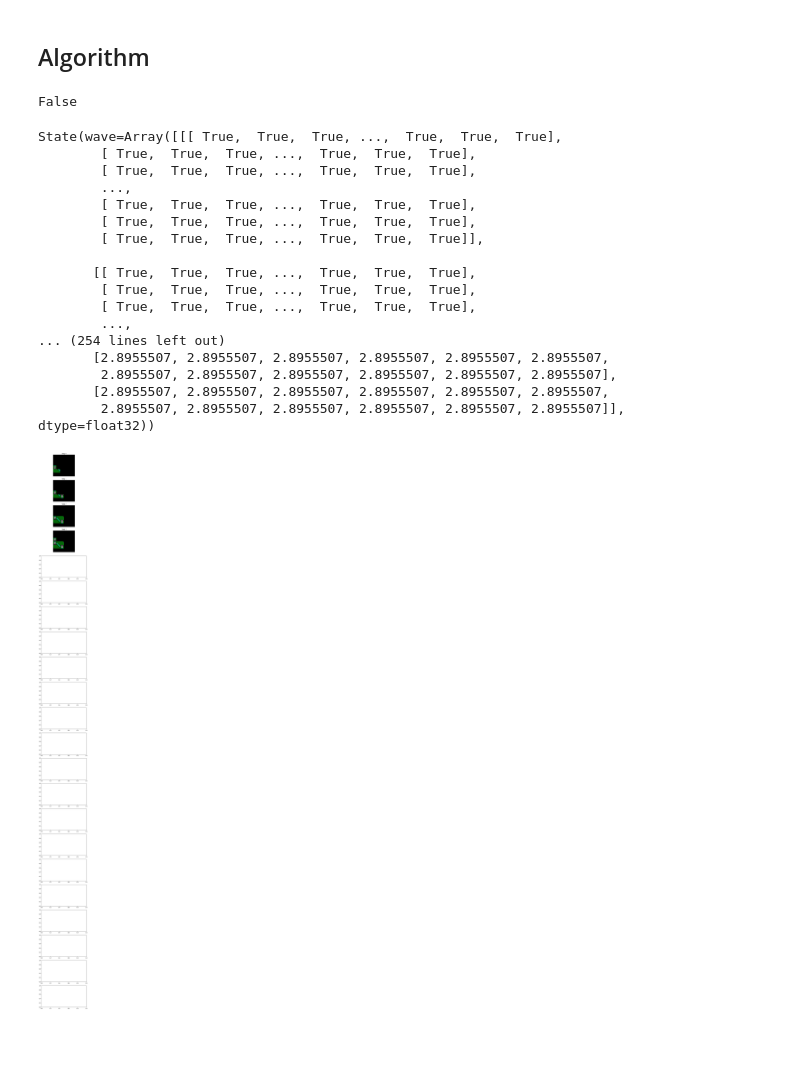
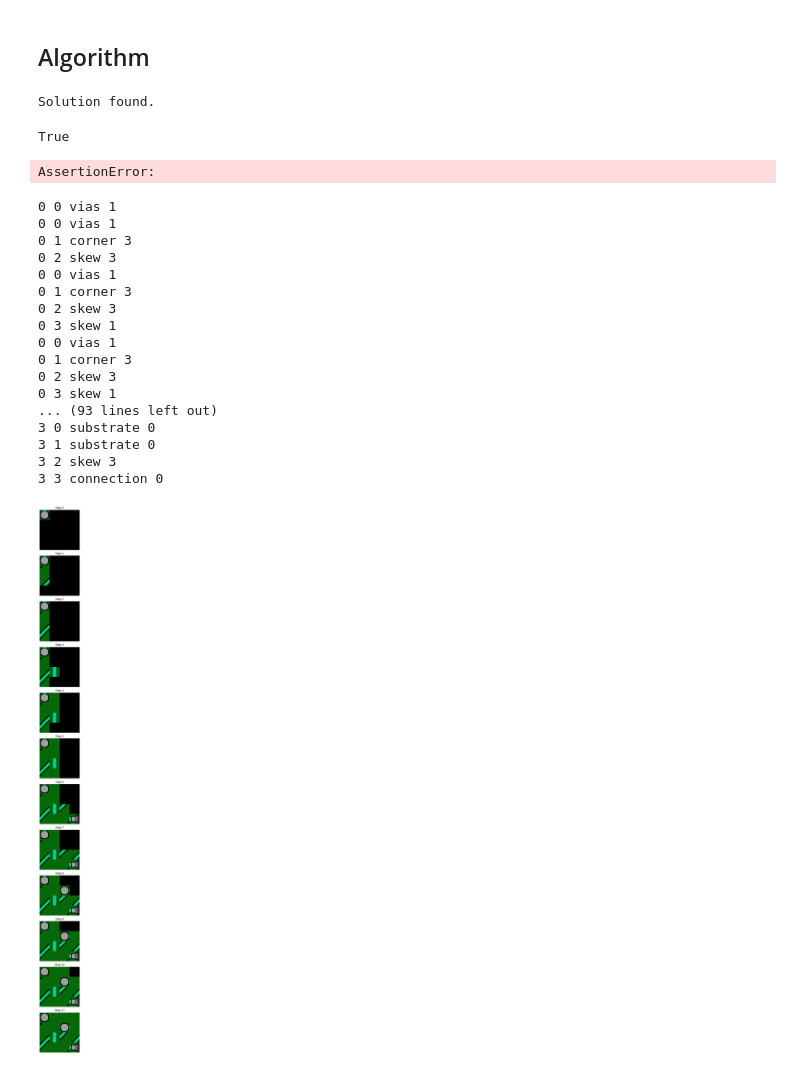
Before and after one commit to adzcai/wave-function-collapse, a Jupyter notebook: WFC.ipynb, the cells around one changed output. Saved outputs shown, nothing was run; the diff lists cells and outputs as text; code cells hidden in the pictures; blank space fills up the shorter version.

Commit message:
better plotting

```diff
--- a/WFC.ipynb
+++ b/WFC.ipynb
@@ -329,5 +345,6 @@ def plot_connections(tile, spin=0, d=RIGHT):
     plt.show()
 # %%
 if visualize:
-    for tile in circuit_tiles.tiles.index[::3]:  # pick some of the tiles to visualize
-        plot_connections(tile)
+    for tile in circuit_tiles.tiles.index:  # pick some of the tiles to visualize
+        for spin in range(circuit_tiles.symmetry(tile).card):
+            plot_connections(tile, spin)
@@ -384,12 +415,12 @@ class State(NamedTuple):
     def draw(self, tileset: Tileset, patterns: pd.DataFrame, tw=14, th=14):
         """Draw the current state of the wave function."""
         w, h = self.shape()
-        img = np.zeros((w * tw, h * th, 3), dtype=np.uint8)
+        img = jnp.zeros((w * tw, h * th, 3), dtype=np.float_)
         for x, y in jnp.argwhere(self.is_collapsed()):
             idx = self.wave[x, y].argmax().item()
             tile_name, spin = patterns.iloc[idx].name
             tile_img = tileset.load_img(tile_name)
-            tile_img = jnp.rot90(tile_img, spin) * 255
+            tile_img = jnp.rot90(tile_img, spin)
             img[x * tw : (x + 1) * tw, y * th : (y + 1) * th] = tile_img
         return img
 # %%
@@ -581,40 +616,46 @@ def _propagate(state: State, problem: Problem, ban: Ban) -> tuple[State, Ban]:
     return state, ban
 # %%
 problem = Problem(patterns["weight"].values, propagator)
-state = init_state(problem, 24, 24)
-states, solved = run(jax.random.PRNGKey(42), state, problem, max_steps=50)
+state = init_state(problem, 4, 4)
+states, solved = run(jax.random.PRNGKey(2), state, problem, max_steps=50)
 solved
 # %% [output]
-False
+Solution found.
+True
 # %%
-state
+state = states[-1]
-# %% [output]
-State(wave=Array([[[ True,  True,  True, ...,  True,  True,  True],
-        [ True,  True,  True, ...,  True,  True,  True],
-        [ True,  True,  True, ...,  True,  True,  True],
-        ...,
-        [ True,  True,  True, ...,  True,  True,  True],
-        [ True,  True,  True, ...,  True,  True,  True],
-        [ True,  True,  True, ...,  True,  True,  True]],
-
-       [[ True,  True,  True, ...,  True,  True,  True],
-        [ True,  True,  True, ...,  True,  True,  True],
-        [ True,  True,  True, ...,  True,  True,  True],
-        ...,
-... (254 lines left out)
-       [2.8955507, 2.8955507, 2.8955507, 2.8955507, 2.8955507, 2.8955507,
-        2.8955507, 2.8955507, 2.8955507, 2.8955507, 2.8955507, 2.8955507],
-       [2.8955507, 2.8955507, 2.8955507, 2.8955507, 2.8955507, 2.8955507,
-        2.8955507, 2.8955507, 2.8955507, 2.8955507, 2.8955507, 2.8955507]],      dtype=float32))
+# %%
+for x, y in state.positions():
+    tile = state.wave[x, y].argmax()
+    assert propagator[RIGHT, tile, state.wave[x+1, y].argmax()]
+# %% [output]
+AssertionError:
 # %%
 fig, ax = plt.subplots(len(states), 1, figsize=(6, 3 * len(states)))
-for i, state in enumerate(states[:4]):
+for i, state in enumerate(states[:]):
     img = state.draw(circuit_tiles, patterns)
-    ax[i].imshow(img)
+    ax[i].imshow(img.transpose(1, 0, 2))
     ax[i].set_title(f"Step {i}")
     ax[i].axis("off")
 
 plt.tight_layout()
 plt.show()
 # %% [output]
+0 0 vias 1
+0 0 vias 1
+0 1 corner 3
+0 2 skew 3
+0 0 vias 1
+0 1 corner 3
+0 2 skew 3
+0 3 skew 1
+0 0 vias 1
+0 1 corner 3
+0 2 skew 3
+0 3 skew 1
+... (93 lines left out)
+3 0 substrate 0
+3 1 substrate 0
+3 2 skew 3
+3 3 connection 0
-[figure, old version]
+[figure, new version]
```
Also changed, not shown: parts of 4 cells of this notebook.
